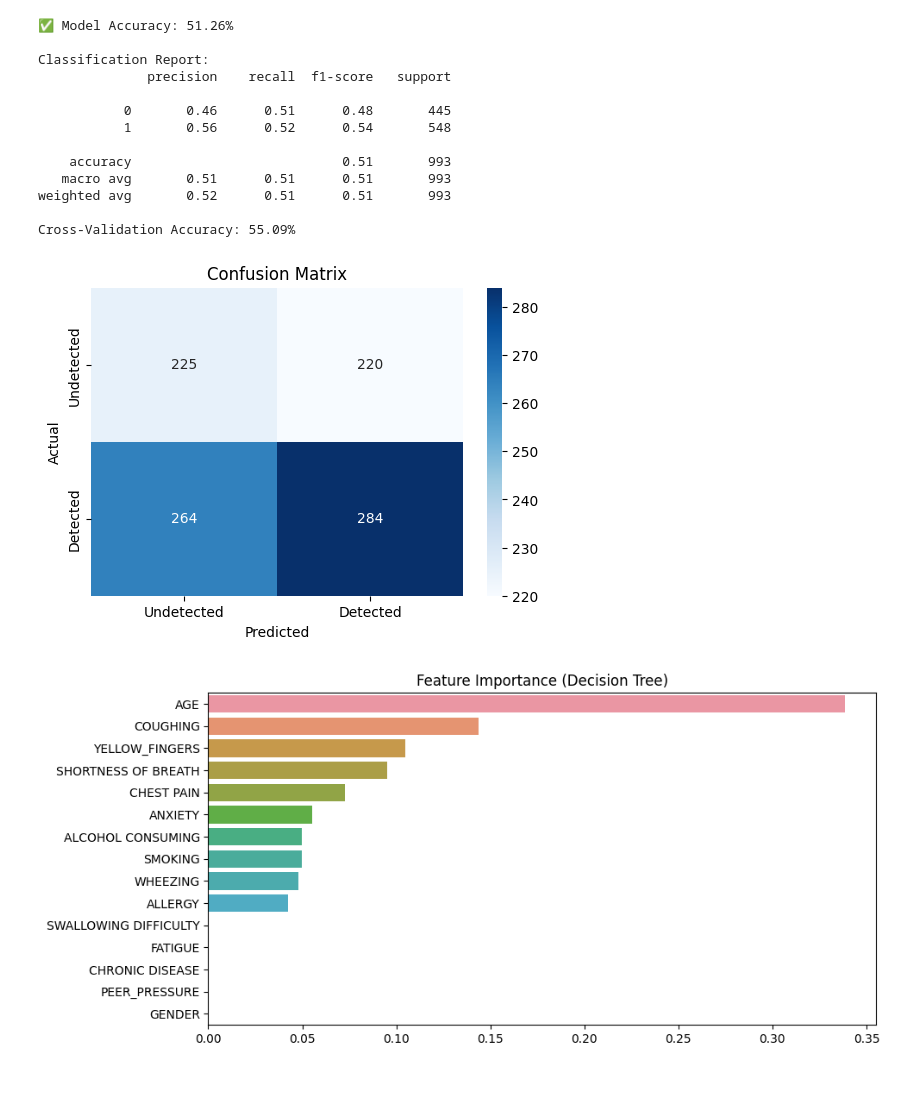
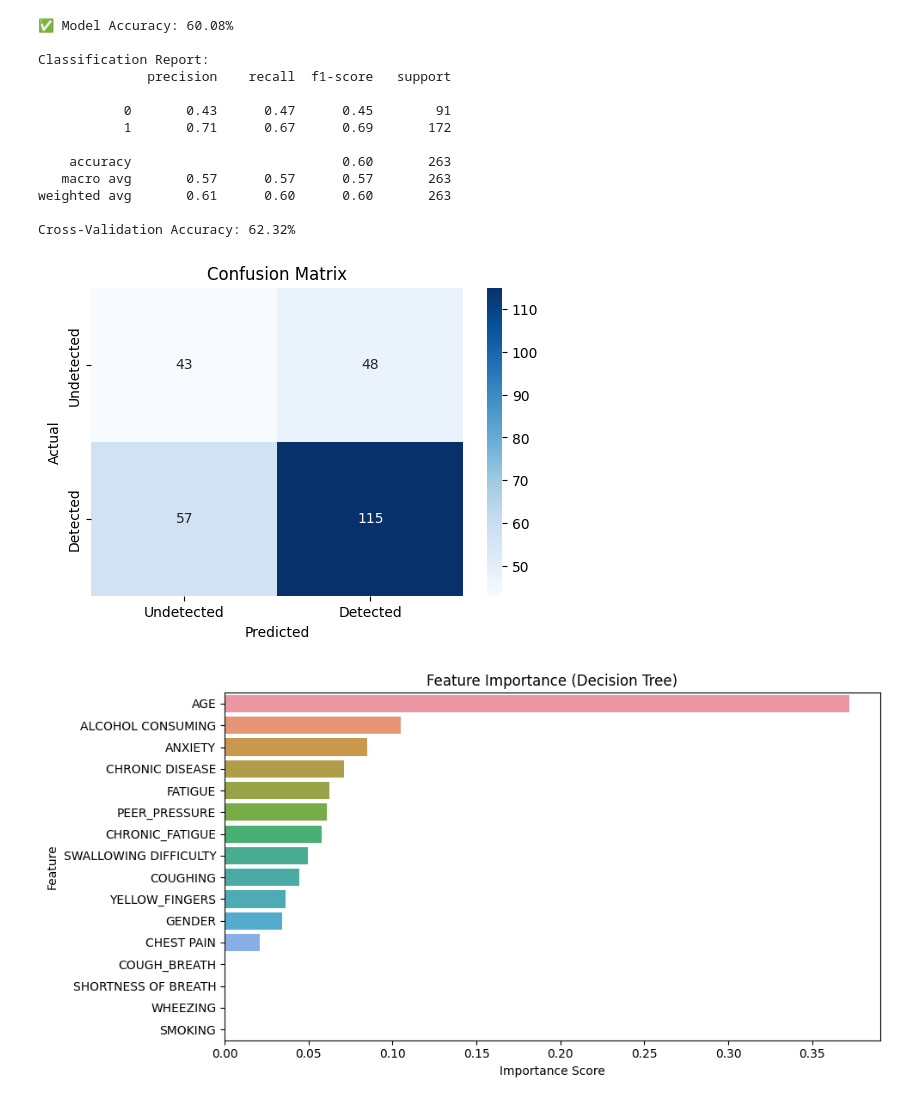
Before and after one commit to github-cweehy/Lung-Cancer-Detection-ML, a Jupyter notebook: lungcancer.ipynb, the cells around one changed output. Drawn from its saved outputs; the diff is of its cells as text; code cells hidden in the pictures.

Commit message:
modified:   data_lung_cancer.csv 	modified:   lungcancer.ipynb

```diff
--- a/lungcancer.ipynb
+++ b/lungcancer.ipynb
@@ -23,6 +26,14 @@ from sklearn.svm import SVC
 # Load the dataset
 train = pd.read_csv('data_lung_cancer.csv')
 
+# Encode categorical feature
+train['GENDER'] = train['GENDER'].map({'M':0, 'F':1})
+train['LUNG_CANCER'] = train['LUNG_CANCER'].map({'NO':0, 'YES':1})
+
+# Feature Engineering
+train['CHRONIC_FATIGUE'] = train['CHRONIC DISEASE'] + train['FATIGUE']
+train['COUGH_BREATH'] = train['COUGHING'] + train['SHORTNESS OF BREATH']
+
 # Preview
 train.head()
 # %% [output]
@@ -49,6 +46,6 @@ train.head()
 # %%
 # Split dataset - Seprate features and target
-X = train.drop('LUNG_CANCER', axis = 1)
+X = train.drop(['LUNG_CANCER', 'ALLERGY'], axis=1)
 y = train['LUNG_CANCER']
 
 # Fill missing values with mean
@@ -60,6 +57,7 @@ X_train, X_test, y_train, y_test = train_test_split(
     X_imputed,
     y,
     test_size=0.3,
+    stratify=y,
     random_state=42
 )
 # %%
@@ -67,15 +65,14 @@ X_train, X_test, y_train, y_test = train_test_split(
 # %%
 # Decision Tree
 dt_model = DecisionTreeClassifier(
-    max_depth=4,
+    max_depth=6,
     min_samples_split=20,
     min_samples_leaf=10,
-    random_state=42,
+    class_weight='balanced',
+    random_state=42
 )
 
 dt_model.fit(X_train, y_train)
-
-# Predict on test data
 y_pred = dt_model.predict(X_test)
 
 # Calculate accuracy
@@ -100,41 +97,44 @@ plt.show()
 
 # feature importance plot
 importances = dt_model.feature_importances_
-features = X.columns
+feature_names = train.drop(['LUNG_CANCER', 'ALLERGY'], axis=1).columns
 sorted_idx = np.argsort(importances)[::-1]
 
 plt.figure(figsize=(10, 5))
-sns.barplot(x=importances[sorted_idx], y=features[sorted_idx])
+sns.barplot(x=importances[sorted_idx], y=feature_names[sorted_idx])
 plt.title("Feature Importance (Decision Tree)")
+plt.xlabel("Importance Score")
+plt.ylabel("Feature")
+plt.tight_layout()
 plt.show()
 
 
 # Decision Tree Graph
 plt.figure(figsize=(20, 10))
 plot_tree(
     dt_model,
     filled=True,
     feature_names=X.columns,
     class_names=['Undetected Cancer', 'Detected Cancer'],
     proportion=True,
     rounded=True,
     fontsize=8
 )
 plt.title("Decision Tree for Lung Cancer Detection")
 plt.show()
 # %% [output]
-✅ Model Accuracy: 51.26%
+✅ Model Accuracy: 60.08%
 
 Classification Report:
               precision    recall  f1-score   support
 
-           0       0.46      0.51      0.48       445
-           1       0.56      0.52      0.54       548
+           0       0.43      0.47      0.45        91
+           1       0.71      0.67      0.69       172
 
-    accuracy                           0.51       993
-   macro avg       0.51      0.51      0.51       993
-weighted avg       0.52      0.51      0.51       993
+    accuracy                           0.60       263
+   macro avg       0.57      0.57      0.57       263
+weighted avg       0.61      0.60      0.60       263
 
-Cross-Validation Accuracy: 55.09%
+Cross-Validation Accuracy: 62.32%
-[figure, old version]
+[figure, new version]
-[figure, old version]
+[figure, new version]
```
Also changed, not shown: parts of 8 cells of this notebook, 1 other file.
